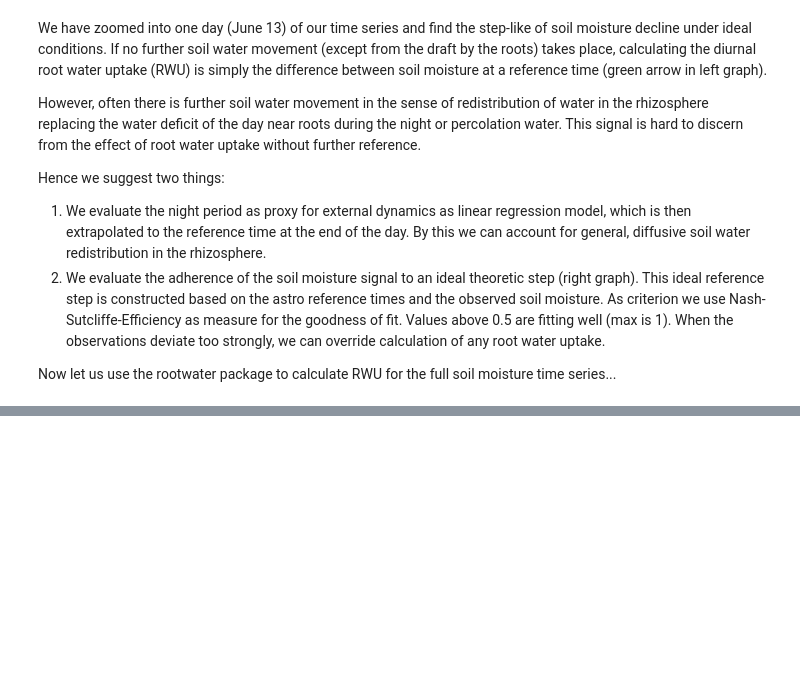
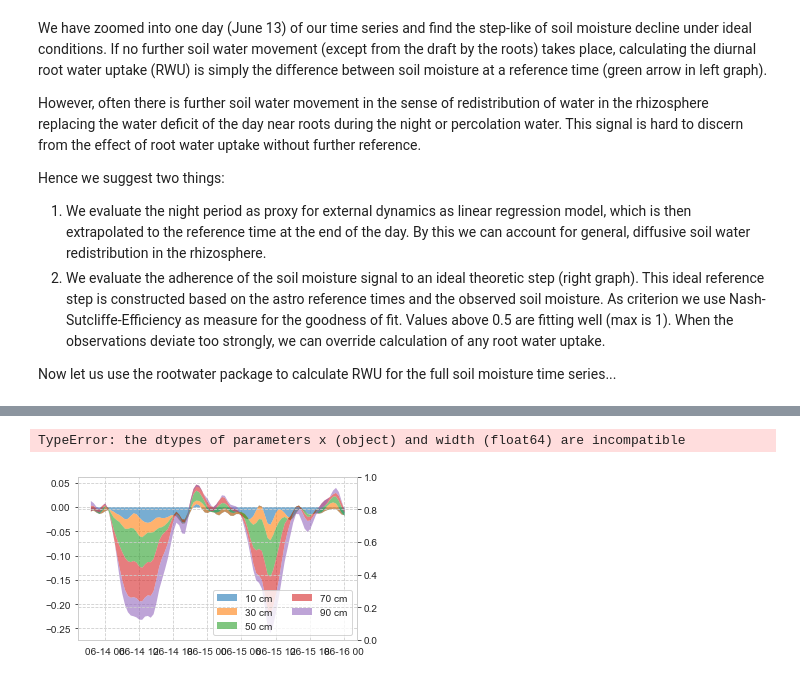
Before and after one commit to cojacoo/rootwater_ASAP, a Jupyter notebook: ASAP_workshop.ipynb, the cells around one changed output, grey strips where cells are left out. Drawn from its saved outputs; the diff is of its cells as text; code cells hidden in the pictures; blank space fills up the shorter version.

```diff
--- a/ASAP_workshop.ipynb
+++ b/ASAP_workshop.ipynb
@@ -515,0 +535,59 @@ Now let us use the rootwater package to calculate RWU for the full soil moisture
+# %%
+#plot example three days
+t_start = pd.to_datetime('2017-06-14')
+t_end = pd.to_datetime('2017-06-16')
+
+
+
+figsize(5,3)
+fig, ax1 = plt.subplots()
+ax2 = ax1.twinx()
+
+soil1=SM.loc[t_start:t_end,'Sand_SM_10']
+soil3=SM.loc[t_start:t_end,'Sand_SM_30']
+soil5=SM.loc[t_start:t_end,'Sand_SM_50']
+soil7=SM.loc[t_start:t_end,'Sand_SM_70']
+soil9=SM.loc[t_start:t_end,'Sand_SM_90']
+#soil11=SM.loc['2017-06-14':'2017-06-16','Sand_SM_110']
+
+dif_ts1 = pd.Series(spf.gaussian_filter1d(soil1.diff(3),1))
+dif_ts1.index = soil1.index
+dif_ts3 = pd.Series(spf.gaussian_filter1d(soil3.diff(3),1))
+dif_ts3.index = soil3.index
+dif_ts5 = pd.Series(spf.gaussian_filter1d(soil5.diff(3),1))
+dif_ts5.index = soil5.index
+dif_ts7 = pd.Series(spf.gaussian_filter1d(soil7.diff(3),1))
+dif_ts7.index = soil7.index
+dif_ts9 = pd.Series(spf.gaussian_filter1d(soil9.diff(3),1))
+dif_ts9.index = soil9.index
+#dif_ts11 = pd.Series(spf.gaussian_filter1d(soil11.diff(3),1))
+#dif_ts11.index = soil11.index
+
+
+ax1.fill_between(dif_ts1.index,dif_ts1,facecolor=tableau10[0],color=tableau10[0],lw=0,alpha=0.6,label='10 cm')
+ax1.fill_between(dif_ts1.index,dif_ts1,dif_ts1+dif_ts3,facecolor=tableau10[1],color=tableau10[1],lw=0,alpha=0.6,label='30 cm')
+ax1.fill_between(dif_ts1.index,dif_ts1+dif_ts3,dif_ts1+dif_ts3+dif_ts5,facecolor=tableau10[2],color=tableau10[2],lw=0,alpha=0.6,label='50 cm')
+ax1.fill_between(dif_ts1.index,dif_ts1+dif_ts3+dif_ts5,dif_ts1+dif_ts3+dif_ts5+dif_ts7,facecolor=tableau10[3],color=tableau10[3],lw=0,alpha=0.6,label='70 cm')
+ax1.fill_between(dif_ts1.index,dif_ts1+dif_ts3+dif_ts5+dif_ts7,dif_ts1+dif_ts3+dif_ts5+dif_ts7+dif_ts9,facecolor=tableau10[4],color=tableau10[4],lw=0,alpha=0.6,label='90 cm')
+#fill_between(dif_ts1.index,dif_ts1+dif_ts3+dif_ts5+dif_ts7+dif_ts9,dif_ts1+dif_ts3+dif_ts5+dif_ts7+dif_ts9+dif_ts11,color=tableau10[5],alpha=0.6,label='110 cm')
+ax1.legend(loc=4,ncol=2)
+#xlim(pd.to_datetime('2017-06-14 03:00'),pd.to_datetime('2017-06-17'))
+
+ddx = ['2017-06-14','2017-06-15','2017-06-16']
+for i in np.arange(3):
+    ax2.bar(pd.to_datetime(ddx[i]+' 20:00'),-1.*Sand_rwu.loc[pd.to_datetime(ddx[i]),'Sand_SM_10'],color=tableau10[0],width=0.1)
+    ax2.bar(pd.to_datetime(ddx[i]+' 20:00'),-1.*Sand_rwu.loc[pd.to_datetime(ddx[i]),'Sand_SM_30'],bottom=-1.*np.nanmax([0,Sand_rwu.loc[ddx[i],'Sand_SM_10']]),color=tableau10[1],width=0.1)
+    ax2.bar(pd.to_datetime(ddx[i]+' 20:00'),-1.*Sand_rwu.loc[pd.to_datetime(ddx[i]),'Sand_SM_50'],bottom=-1.*Sand_rwu.loc[ddx[i]].cumsum()['Sand_SM_30'],color=tableau10[2],width=0.1)
+    ax2.bar(pd.to_datetime(ddx[i]+' 20:00'),-1.*Sand_rwu.loc[pd.to_datetime(ddx[i]),'Sand_SM_70'],bottom=-1.*Sand_rwu.loc[ddx[i]].cumsum()['Sand_SM_50'],color=tableau10[3],width=0.1)
+    ax2.bar(pd.to_datetime(ddx[i]+' 20:00'),-1.*Sand_rwu.loc[pd.to_datetime(ddx[i]),'Sand_SM_90'],bottom=-1.*Sand_rwu.loc[ddx[i]].cumsum()['Sand_SM_70'],color=tableau10[4],width=0.1)
+
+ax1.set_ylim(-0.3,0.05)
+ax2.set_ylim(-1.5,0.25)
+ax1.set_ylabel('$\Delta$ soil moisture (%)')
+ax2.set_ylabel('diurnal RWU (mm)')
+
+#title('Change in soil moisture and RWU')
+#savefig('RWU_new2.pdf',bbox_inches='tight')
+# %% [output]
+TypeError: the dtypes of parameters x (object) and width (float64) are incompatible
+[figure, added]
```
Also changed, not shown: parts of 17 cells of this notebook, 2 other files.
